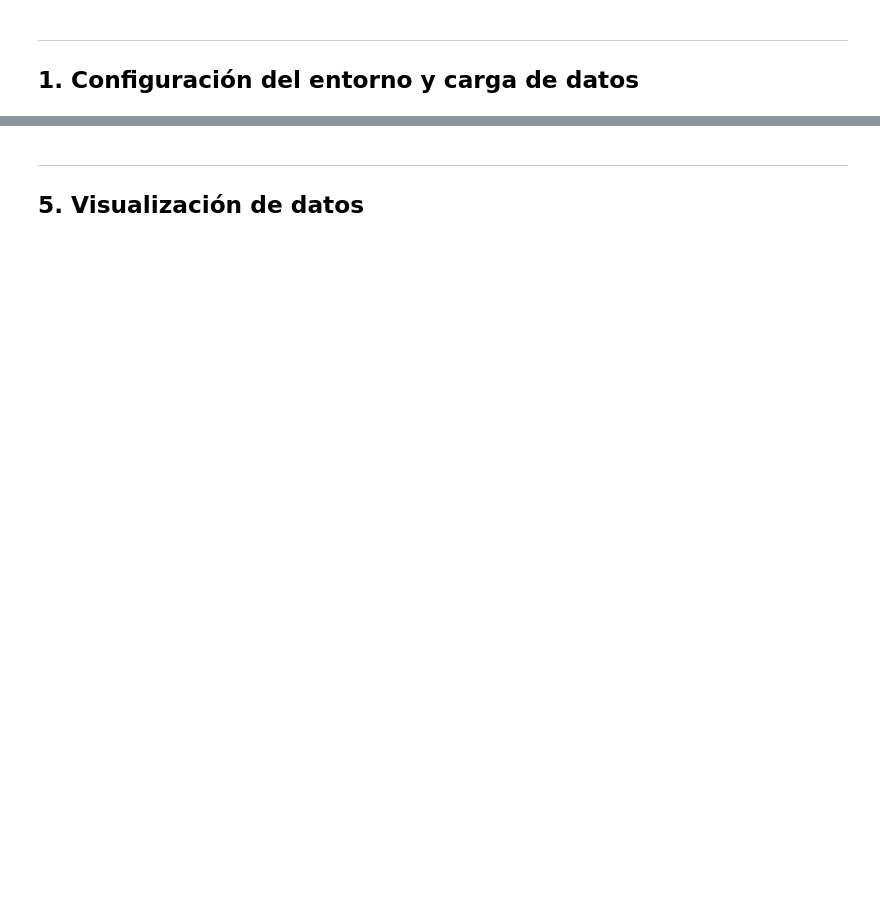
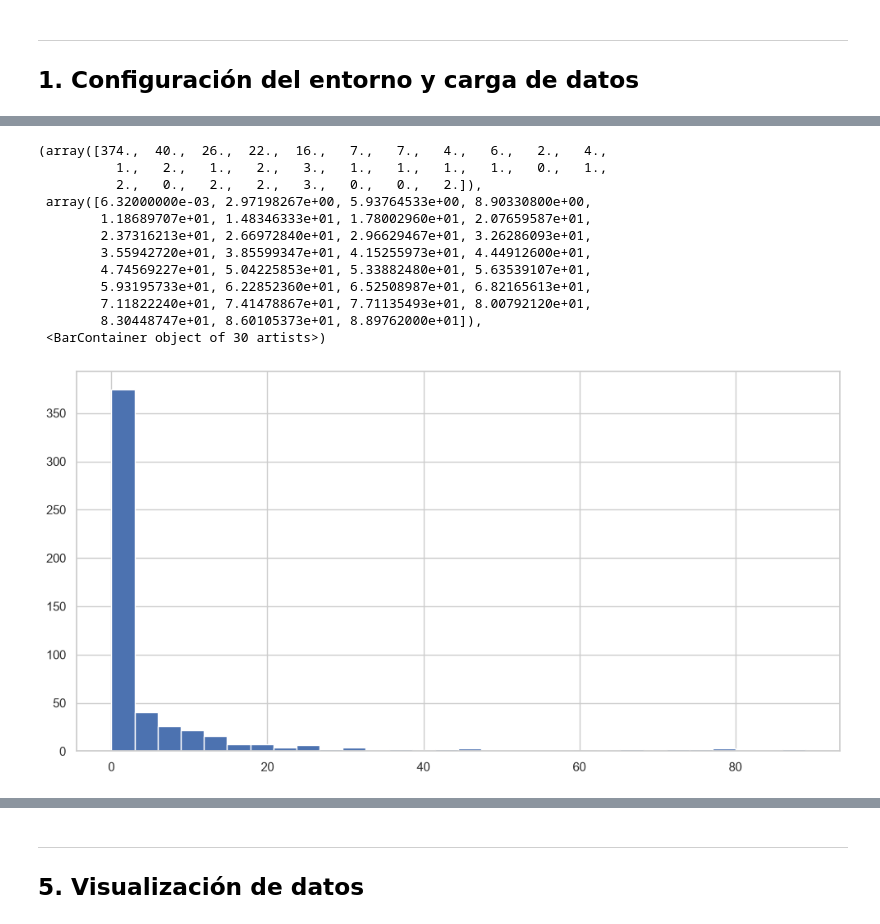
Before and after one commit to fabriziopaladini/TP_AA1_Aguirre_Gambande_Paladini, a Jupyter notebook: TP-regresion-AA1.ipynb, the cells around one changed output, grey strips where cells are left out. Saved outputs shown, nothing was run; the diff lists cells and outputs as text; code cells hidden in the pictures; blank space fills up the shorter version.

```diff
--- a/TP-regresion-AA1.ipynb
+++ b/TP-regresion-AA1.ipynb
@@ -34,7 +31,7 @@ sns.set_theme(style='whitegrid')
 RANDOM_STATE = 42  # semilla fija para reproducibilidad en todo el notebook
 # %%
 # Carga del dataset
-df = pd.read_csv('house-prices-tp.csv')  # ajustar el path si hace falta
+df = pd.read_csv('data/house-prices-tp.csv')
 
 print(f'Dimensiones del dataset: {df.shape[0]} filas x {df.shape[1]} columnas')
 df.head()
@@ -76,0 +132,16 @@ desc[['mean', 'mediana', 'std', 'min', '25%', '50%', '75%', 'max', 'sesgo', 'cur
+# %%
+plt.hist(df["CRIM"], bins=30)
+# %% [output]
+(array([374.,  40.,  26.,  22.,  16.,   7.,   7.,   4.,   6.,   2.,   4.,
+          1.,   2.,   1.,   2.,   3.,   1.,   1.,   1.,   1.,   0.,   1.,
+          2.,   0.,   2.,   2.,   3.,   0.,   0.,   2.]),
+ array([6.32000000e-03, 2.97198267e+00, 5.93764533e+00, 8.90330800e+00,
+        1.18689707e+01, 1.48346333e+01, 1.78002960e+01, 2.07659587e+01,
+        2.37316213e+01, 2.66972840e+01, 2.96629467e+01, 3.26286093e+01,
+        3.55942720e+01, 3.85599347e+01, 4.15255973e+01, 4.44912600e+01,
+        4.74569227e+01, 5.04225853e+01, 5.33882480e+01, 5.63539107e+01,
+        5.93195733e+01, 6.22852360e+01, 6.52508987e+01, 6.82165613e+01,
+        7.11822240e+01, 7.41478867e+01, 7.71135493e+01, 8.00792120e+01,
+        8.30448747e+01, 8.60105373e+01, 8.89762000e+01]),
+ <BarContainer object of 30 artists>)
+[figure, added]
```
Also changed, not shown: parts of 59 cells of this notebook, 1 other file.
